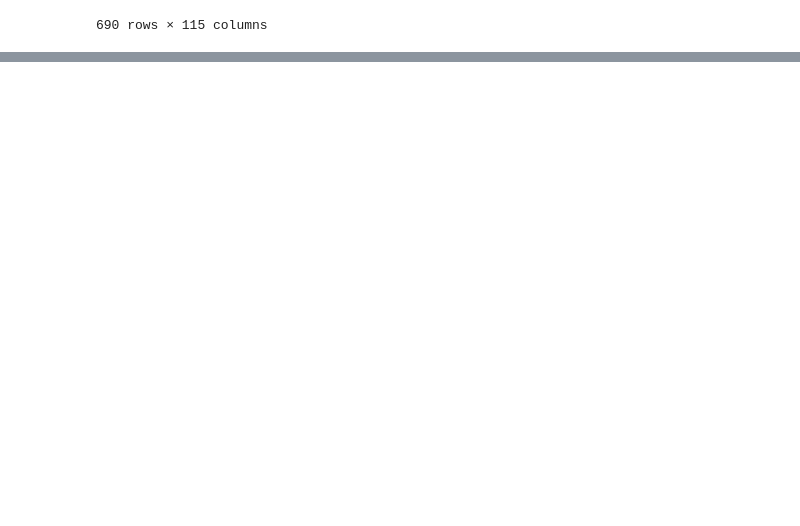
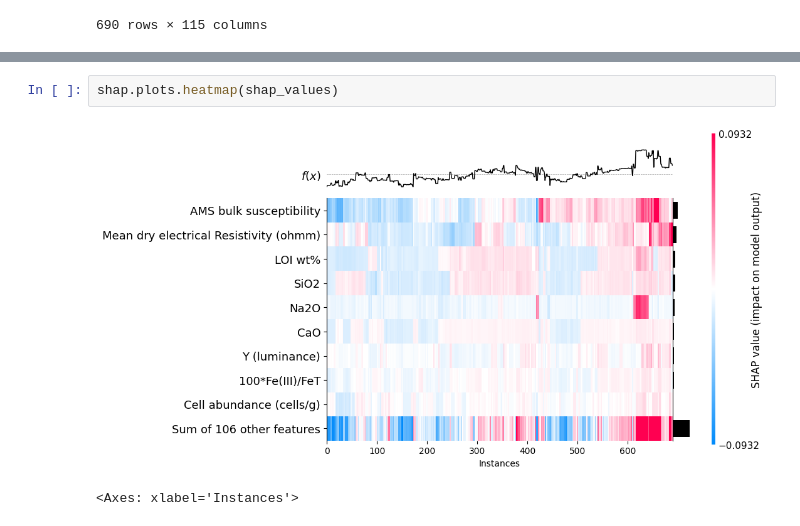
Before and after one commit to SerpRateAI/AI-pipeline-boreholes, a Jupyter notebook: paper-figures.ipynb, the cells around one changed output, grey strips where cells are left out. Saved outputs shown, nothing was run; the diff lists cells and outputs as text; blank space fills up the shorter version.

```diff
--- a/paper-figures.ipynb
+++ b/paper-figures.ipynb
@@ -993,0 +983,5 @@ Name: % of fractures, Length: 690, dtype: float64
+# %%
+shap.plots.heatmap(shap_values)
+# %% [output]
+[figure, added]
+<Axes: xlabel='Instances'>
```
Also changed, not shown: parts of 3 cells of this notebook.
